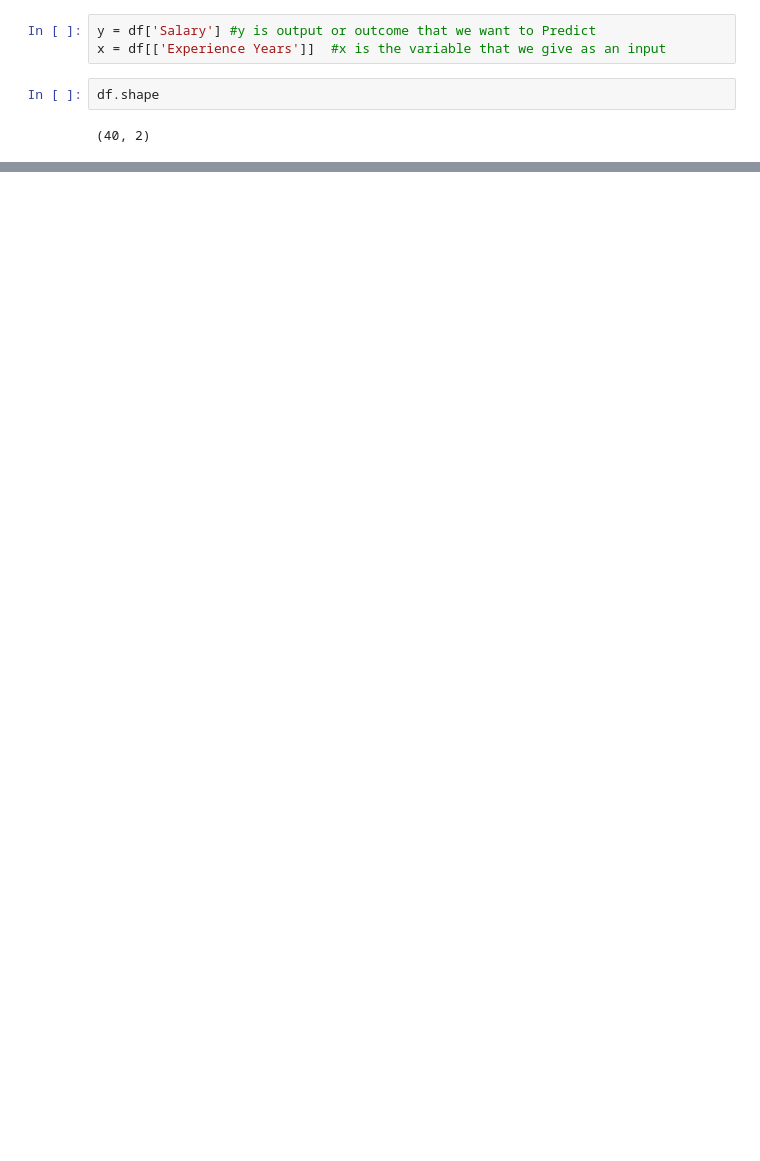
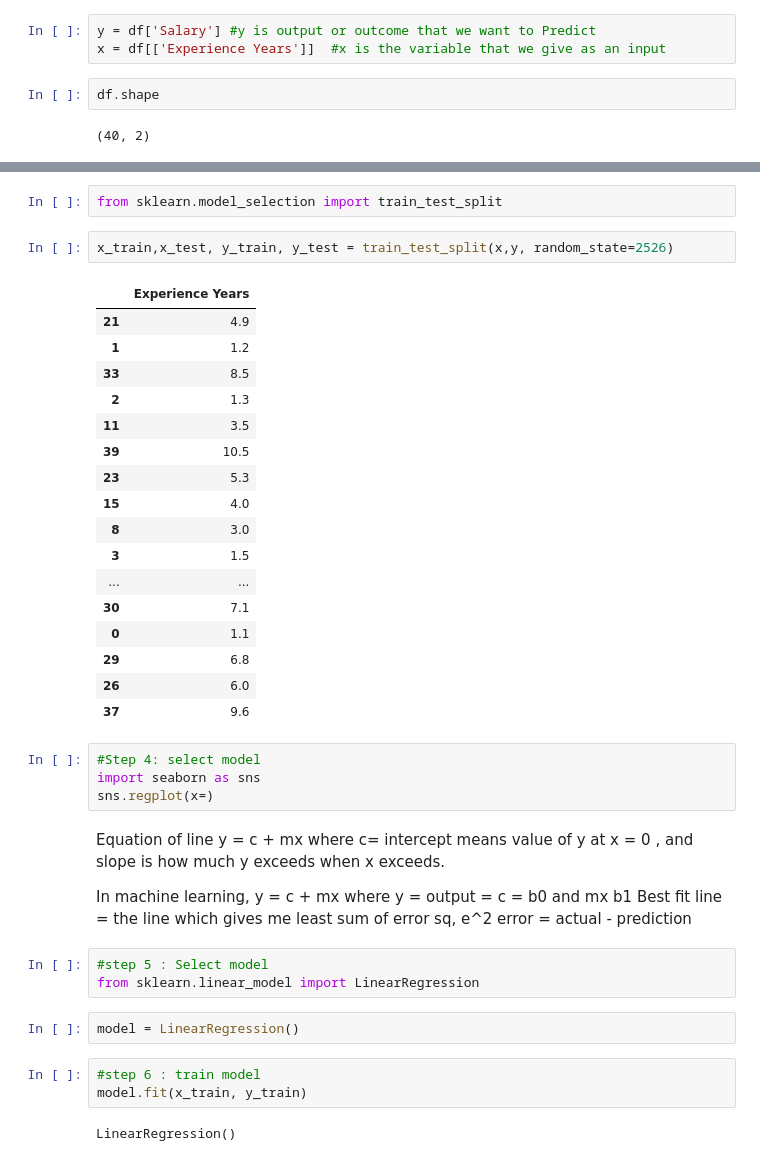
Before and after one commit to singhsaab62220/ybi_Salary-Prediction-Model, a Jupyter notebook: Salary_Prediction.ipynb, the cells around one changed output, grey strips where cells are left out. Cells and saved outputs as stored; diff of their text form; blank space fills up the shorter version.

```diff
--- a/Salary_Prediction.ipynb
+++ b/Salary_Prediction.ipynb
@@ -52,0 +59,45 @@ x.shape
+# %%
+from sklearn.model_selection import train_test_split
+# %%
+x_train,x_test, y_train, y_test = train_test_split(x,y, random_state=2526)
+# %% [output]
+|  | Experience Years |
+| 21 | 4.9 |
+| 1 | 1.2 |
+| 33 | 8.5 |
+| 2 | 1.3 |
+| 11 | 3.5 |
+| 39 | 10.5 |
+| 23 | 5.3 |
+| 15 | 4.0 |
+| 8 | 3.0 |
+| 3 | 1.5 |
+| ... | ... |
+| 30 | 7.1 |
+| 0 | 1.1 |
+| 29 | 6.8 |
+| 26 | 6.0 |
+| 37 | 9.6 |
+# %%
+#Step 4: select model
+import seaborn as sns
+sns.regplot(x=)
+# %% [markdown]
+Equation of line
+y = c + mx
+where c= intercept means value of y at x = 0 , and slope is how much y exceeds when x exceeds.
+
+In machine learning, y = c + mx
+where y = output = c = b0 and mx b1
+Best fit line = the line which gives me least sum of error sq, e^2
+error = actual - prediction
+# %%
+#step 5 : Select model
+from sklearn.linear_model import LinearRegression
+# %%
+model = LinearRegression()
+# %%
+#step 6 : train model
+model.fit(x_train, y_train)
+# %% [output]
+LinearRegression()
```
Also changed, not shown: parts of 15 cells of this notebook.
